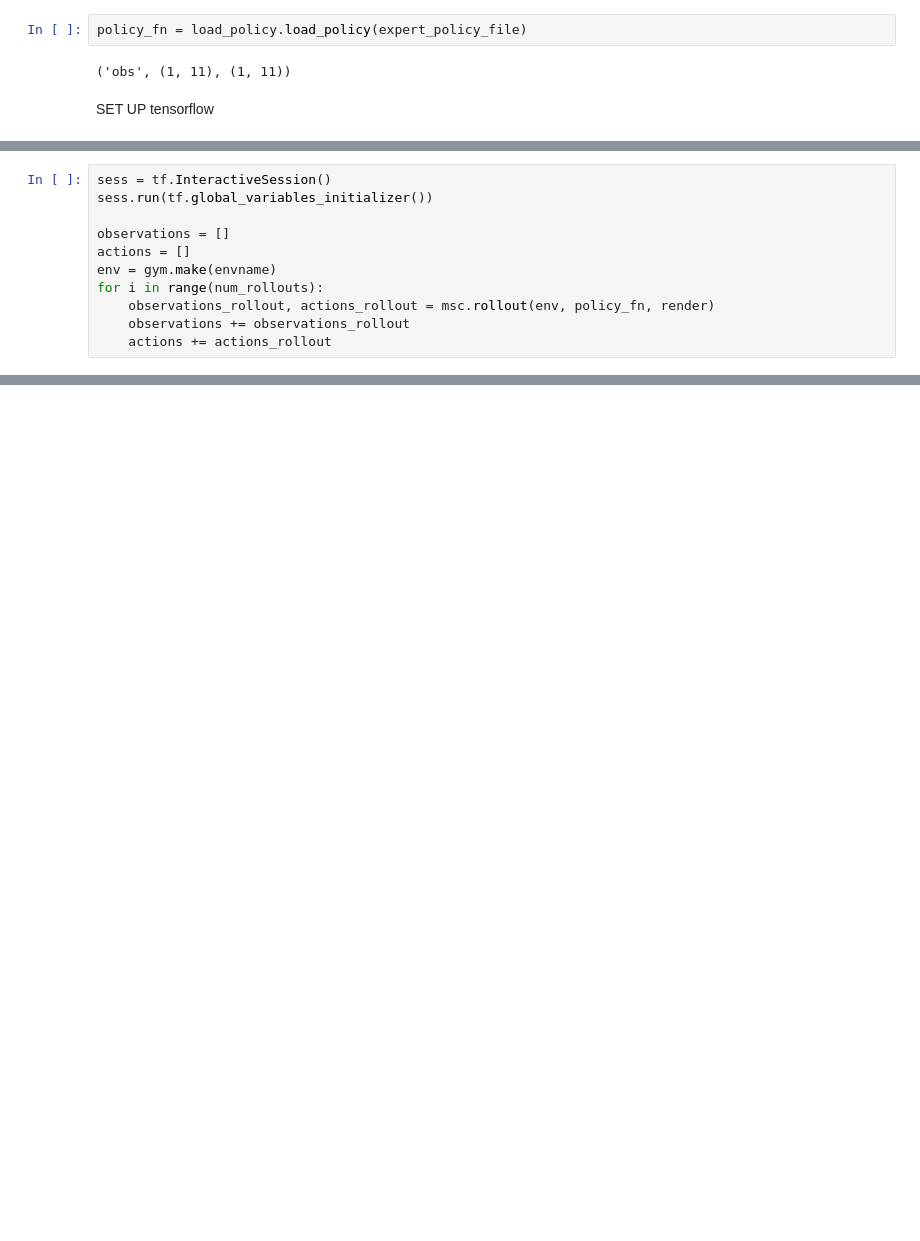
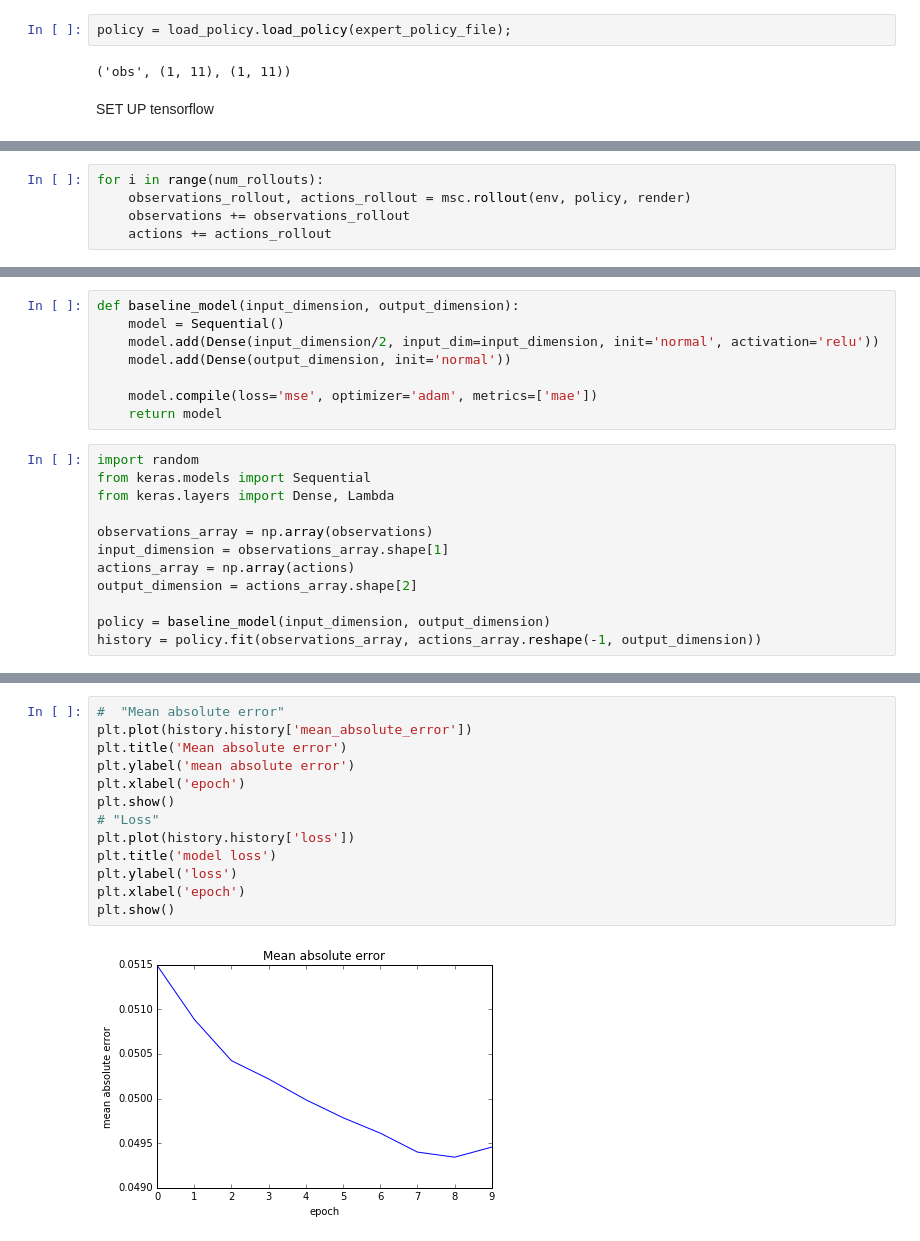
Before and after one commit to andrei-herdt/reinforcement-learning, a Jupyter notebook: hw1/behavioural-cloning.ipynb, the cells around one changed output, grey strips where cells are left out. Saved outputs shown, nothing was run; the diff lists cells and outputs as text; blank space fills up the shorter version.

Commit message:
Add keras
Change-Id: I86c0639f36772802d985f14d8ed5db268919e7ed

```diff
--- a/hw1/behavioural-cloning.ipynb
+++ b/hw1/behavioural-cloning.ipynb
@@ -25,5 +27,5 @@ num_rollouts = 5
 # %%
-policy_fn = load_policy.load_policy(expert_policy_file)
+policy = load_policy.load_policy(expert_policy_file);
 # %% [output]
 ('obs', (1, 11), (1, 11))
 # %% [markdown]
@@ -38,11 +50,5 @@ train_step = tf.train.AdamOptimizer(1e-4).minimize(cost)
 # %%
-sess = tf.InteractiveSession()
-sess.run(tf.global_variables_initializer())
-
-observations = []
-actions = []
-env = gym.make(envname)
 for i in range(num_rollouts):
-    observations_rollout, actions_rollout = msc.rollout(env, policy_fn, render)
+    observations_rollout, actions_rollout = msc.rollout(env, policy, render)
     observations += observations_rollout
     actions += actions_rollout
@@ -52,0 +57,20 @@ Learn new policy
+# %%
+def baseline_model(input_dimension, output_dimension):
+    model = Sequential()
+    model.add(Dense(input_dimension/2, input_dim=input_dimension, init='normal', activation='relu'))
+    model.add(Dense(output_dimension, init='normal'))
+
+    model.compile(loss='mse', optimizer='adam', metrics=['mae'])
+    return model
+# %%
+import random
+from keras.models import Sequential
+from keras.layers import Dense, Lambda
+
+observations_array = np.array(observations)
+input_dimension = observations_array.shape[1]
+actions_array = np.array(actions)
+output_dimension = actions_array.shape[2]
+
+policy = baseline_model(input_dimension, output_dimension)
+history = policy.fit(observations_array, actions_array.reshape(-1, output_dimension))
@@ -52,0 +98,15 @@ Learn new policy
+# %%
+#  "Mean absolute error"
+plt.plot(history.history['mean_absolute_error'])
+plt.title('Mean absolute error')
+plt.ylabel('mean absolute error')
+plt.xlabel('epoch')
+plt.show()
+# "Loss"
+plt.plot(history.history['loss'])
+plt.title('model loss')
+plt.ylabel('loss')
+plt.xlabel('epoch')
+plt.show()
+# %% [output]
+[figure, added]
```
Also changed, not shown: parts of 19 cells of this notebook, 1 other file.
